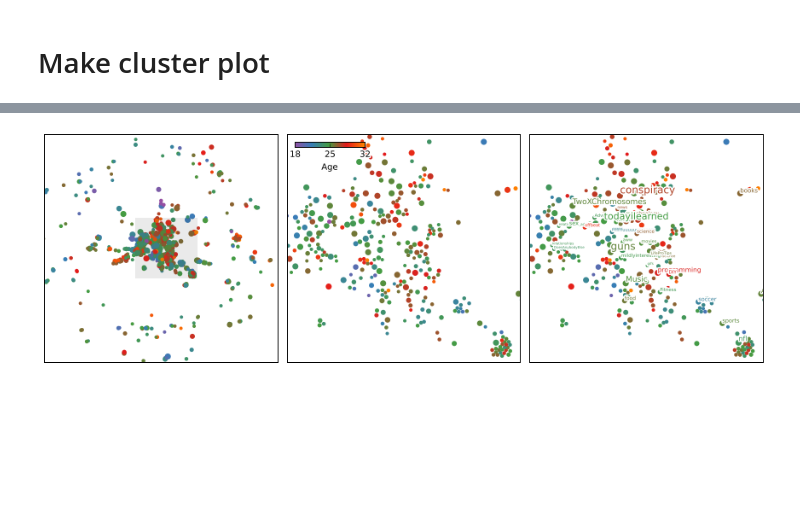
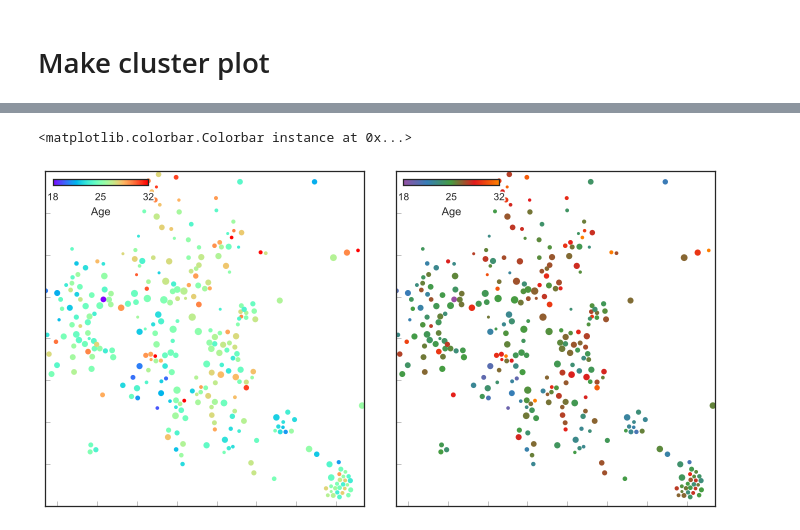
Before and after one commit to ajmendez/explore, a Jupyter notebook: reddit/visualize.ipynb, the cells around one changed output, grey strips where cells are left out. Drawn from its saved outputs; the diff is of its cells as text; code cells hidden in the pictures; blank space fills up the shorter version.

Commit message:
update visualize

```diff
--- a/reddit/visualize.ipynb
+++ b/reddit/visualize.ipynb
@@ -5,4 +5,8 @@ import pylab
 import numpy as np
 from lxml import etree
 import matplotlib.colors
-from pysurvey.plot import setup, icolorbar, text, box
+from pysurvey.plot import icolorbar, text, box
+from pysurvey.plot import setup_sns as setup
+
+import seaborn as sns
+sns.set_style('white')
@@ -105,2 +66,4 @@ with open('/Users/ajmendez/data/reddit/subreddit_ages.json', 'r') as f:
 # %%
-tree = etree.parse("/Users/ajmendez/Desktop/subreddits.gexf", base_url='http://www.gexf.net/1.2draft')
+tree = etree.parse("/Users/ajmendez/data/reddit/subreddits.gexf", base_url='http://www.gexf.net/1.2draft')
+ns = {'graph': '{http://www.gexf.net/1.2draft}graph'}
+graph = tree.getroot().find(ns['graph'])
@@ -135,6 +71,7 @@ np.min(ages), np.max(ages)
 city_subreddits = ('orlando Quebec Colorado Calgary paris bayarea wisconsin france ottawa houston vancouver '
                    'newzealand Iowa sanantonio montreal ontario Miami mexico Atlanta Seattle sanfrancisco '
                    'toronto nothernireland boston canada LosAngeles philadelphia raleigh chicago sandiego '
+                   'indianapolis Charleston VictoriaBC russia Winnipeg Cleveland Portland NewOrleans australia Maine StLouis pittsburgh HongKong longisland '
                    'japan ireland nyc melbourne tampaDenver Taxans Dallas China sydney Denmark brisbane pakistan').split()
 
 agenorm = matplotlib.colors.Normalize(16, 30, clip=True)
@@ -204,52 +131,45 @@ def plot_cluster(data, isgood=None, vmin=18, vmax=32, cmap=None, maxsize=50, siz
     if cmap is None: cmap=make_cmap()
     agenorm = matplotlib.colors.Normalize(vmin, vmax, clip=True)
     index = np.where(isgood & (data['x'] != 0) & (data['y'] != 0))[0]
+    s = np.clip(np.sqrt(data['nunique'][index]), 3, maxsize)*2*sizescale
     sca = pylab.scatter(data['x'][index], data['y'][index], label='Age',
-                        s=np.clip(data['size'][index]**2, 4, maxsize)*sizescale,
-                        c=data['age'][index], vmin=vmin, vmax=vmax, cmap=cmap, lw=0, **kwargs)
+                        s=s, c=data['age'][index], vmin=vmin, vmax=vmax, cmap=cmap, lw=0, **kwargs)
     return sca
 
 def label_clusters(data, isgood=None, vmin=18, vmax=32, cmap=None, ax=None, sizescale=1.0):
     if isgood is None: isgood = (np.ones(data.shape) == 1)
     if cmap is None: cmap=make_cmap()
     if ax is None: ax = pylab.gca()
 
     agenorm = matplotlib.colors.Normalize(vmin, vmax, clip=True)
     xr,yr = pylab.xlim(), pylab.ylim()
     index = np.where(isgood &
                      (data['x'] > xr[0]) & (data['x'] < xr[1]) &
                      (data['y'] > yr[0]) & (data['y'] < yr[1]) &
-
                      (data['x'] != 0) & (data['y'] != 0))[0]
-    for x,y,label,age,s in data[index][['x','y','subreddit', 'age', 'size']]:
+    ii = np.argsort(data['nunique'][index])
+    for x,y,label,age,s in data[index][['x','y','subreddit', 'age', 'nunique']][ii]:
         if len(label) == 0: continue
         color=cmap(agenorm(age))
-        s = np.clip(s, 4,12)*sizescale
+#         s = np.clip(s, 4,12)*sizescale
+        fs = np.clip(12*(s/200.0), 3, 12)*sizescale
         tmp = text(x,y,label, color=color,
-                   ha='left', va='bottom', fontsize=s,
+                   ha='left', va='bottom', fontsize=fs,
                    clip_on=True, clip_path=ax.patch, outline=True)
 
         tmp.set_clip_path(ax.patch)
 
-main_width = 1500
+
 sub_width = 400
 sub_xoffset = 70
 
-setup_clusters(main_width, figsize=(12,4), subplt=(1,3,1))
-box([-sub_width+sub_xoffset,sub_width+sub_xoffset], [-sub_width,sub_width], lw=0, alpha=0.1)
-plot_cluster(data)
-
-setup_clusters(sub_width, sub_xoffset, subplt=(1,3,2))
-sca = plot_cluster(data)
+setup_clusters(sub_width, sub_xoffset, figsize=(12,6), subplt=(1,2,1))
+sca = plot_cluster(data, cmap=pylab.cm.rainbow, vmin=18, vmax=32)
 icolorbar(sca, loc=2, borderpad=0.75, tickfmt='{:.0f}')
 
-
-setup_clusters(sub_width, sub_xoffset, subplt=(1,3,3))
-plot_cluster(data)
-label_clusters(data, (data['nunique'] > 400))
-
-
-pylab.tight_layout()
-# pylab.savefig('/Users/ajmendez/Desktop/subreddits.png', dpi=200)
+setup_clusters(sub_width, sub_xoffset, subplt=(1,2,2))
+sca = plot_cluster(data, cmap=make_cmap(), vmin=18, vmax=32)
+icolorbar(sca, loc=2, borderpad=0.75, tickfmt='{:.0f}')
 # %% [output]
+<matplotlib.colorbar.Colorbar instance at 0x...>
-[figure, old version]
+[figure, new version]
```
Also changed, not shown: parts of 19 cells of this notebook.
